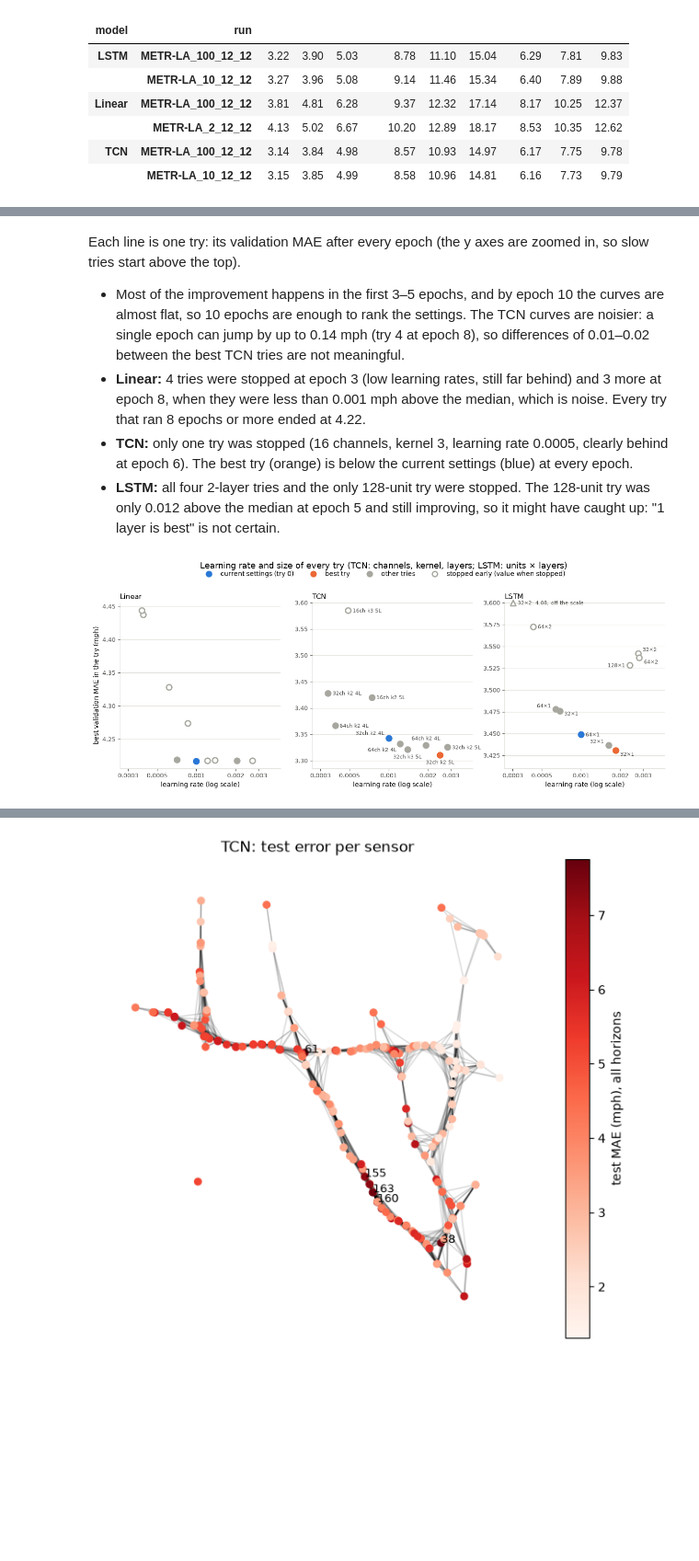
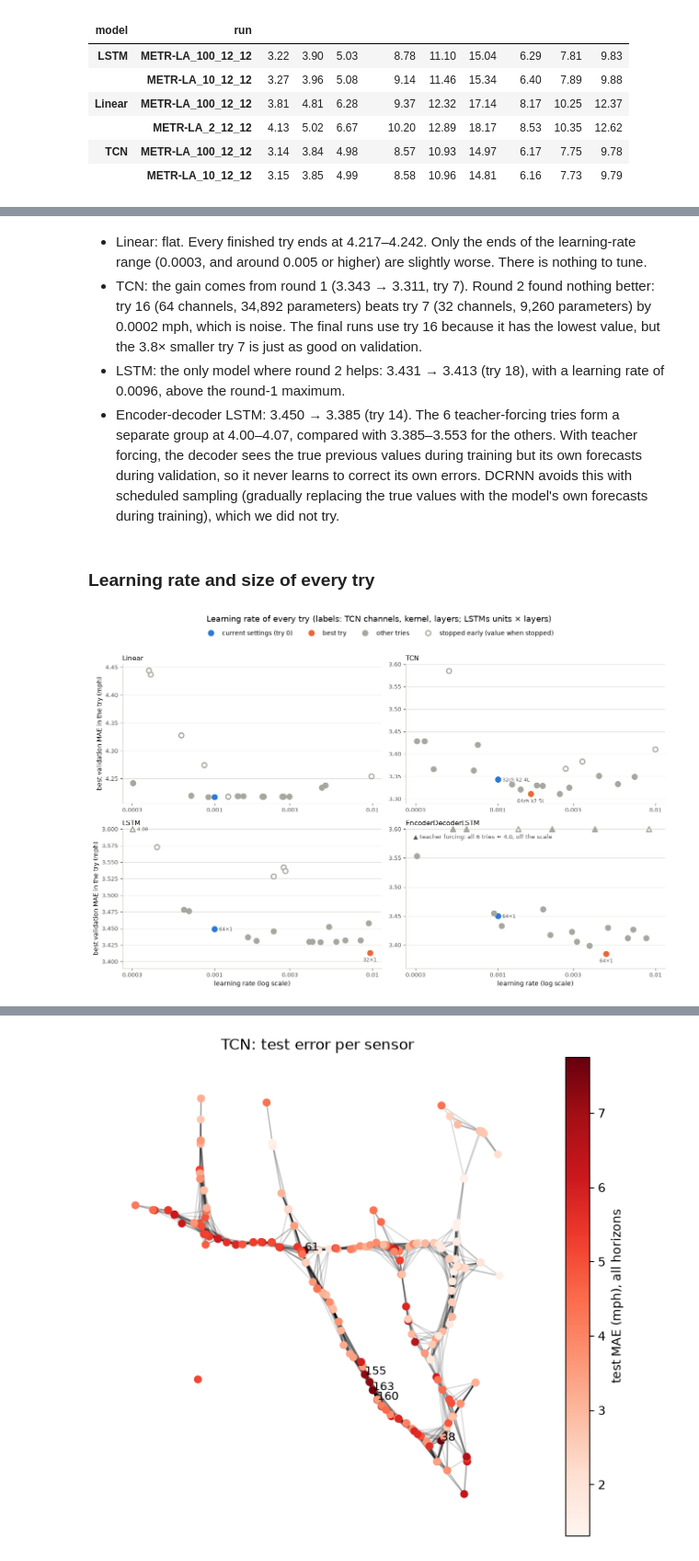
Before and after one commit to EduardCavasi/Spatial-Dependency-Modelling-in-Multivariate-Time-Series, a Jupyter notebook: notebooks/baseline_models.ipynb, the cells around one changed output, grey strips where cells are left out. Shown at 92% size. Saved outputs shown, nothing was run; the diff lists cells and outputs as text; code cells hidden in the pictures; blank space fills up the shorter version.

Commit message:
Step 2: tuning, 3-seed final runs, DCRNN comparison, all-sensors MLP, 36-step inputs

```diff
--- a/notebooks/baseline_models.ipynb
+++ b/notebooks/baseline_models.ipynb
@@ -107,22 +105,24 @@ tensor([[ 0.4700,  0.4500],
 # %%
 import json
 from pathlib import Path
-
 import pandas as pd
 import torch
 
-runs = {'speed (12 steps)': Path('checkpoints/TCN/METR-LA_10_12_12')}          # your existing TCN run
+runs = {'speed (12 steps)': Path('checkpoints/TCN/METR-LA_10_12_12')}
 runs.update({p.name.removeprefix('TCN_'): p for p in Path('checkpoints/features').glob('TCN_*')})
 
 rows = []
 for name, folder in runs.items():
     ckpt = next(folder.glob('*/TCN_best_val_MAE.pt'), None)
     if ckpt is None or not (ckpt.parent / 'test_metrics.json').exists():
-        continue                                                 # run not finished yet
-    best = torch.load(ckpt, map_location='cpu', weights_only=False)
+        continue                                  # run not finished yet
+    best = torch.load(ckpt, map_location='cpu')
     test = json.loads((ckpt.parent / 'test_metrics.json').read_text())
-    rows.append({'inputs': name, 'best epoch': best['epoch'], 'val MAE': best['best_metrics']['val/MAE'],
-                 'test MAE 15': test['horizon_3']['MAE'], 'test MAE 30': test['horizon_6']['MAE'],
+    rows.append({'inputs': name,
+                 'best epoch': best['epoch'],
+                 'val MAE': best['best_metrics']['val/MAE'],
+                 'test MAE 15': test['horizon_3']['MAE'],
+                 'test MAE 30': test['horizon_6']['MAE'],
                  'test MAE 60': test['horizon_12']['MAE']})
 pd.DataFrame(rows).round(3)
 # %% [output]
@@ -160,13 +170,15 @@ import pandas as pd
 from matplotlib.lines import Line2D
 
 optuna.logging.set_verbosity(optuna.logging.WARNING)
-TUNED = ['Linear', 'TCN', 'LSTM']
+TUNED = ['Linear', 'TCN', 'LSTM', 'EncoderDecoderLSTM']
 
 rows = []
 for name in TUNED:
     study = optuna.load_study(study_name=name, storage='sqlite:///checkpoints/tuning/optuna.db')
     best = study.best_trial.number                  # lowest validation MAE among the tries that finished
     for t in study.trials:
+        if t.state.name not in ('COMPLETE', 'PRUNED'):
+            continue
         curve = [t.intermediate_values[e] for e in sorted(t.intermediate_values)]   # validation MAE after each epoch
         stopped = t.state.name == 'PRUNED'
         role = 'current' if t.number == 0 else 'best' if t.number == best else 'stopped' if stopped else 'other'
@@ -235,62 +271,66 @@ plt.show()
 # %% [markdown]
-Each line is one try: its validation MAE after every epoch (the y axes are zoomed in, so slow tries start above the top).
-- Most of the improvement happens in the first 3–5 epochs, and by epoch 10 the curves are almost flat, so 10 epochs are enough to rank the settings. The TCN curves are noisier: a single epoch can jump by up to 0.14 mph (try 4 at epoch 8), so differences of 0.01–0.02 between the best TCN tries are not meaningful.
-- **Linear:** 4 tries were stopped at epoch 3 (low learning rates, still far behind) and 3 more at epoch 8, when they were less than 0.001 mph above the median, which is noise. Every try that ran 8 epochs or more ended at 4.22.
-- **TCN:** only one try was stopped (16 channels, kernel 3, learning rate 0.0005, clearly behind at epoch 6). The best try (orange) is below the current settings (blue) at every epoch.
-- **LSTM:** all four 2-layer tries and the only 128-unit try were stopped. The 128-unit try was only 0.012 above the median at epoch 5 and still improving, so it might have caught up: "1 layer is best" is not certain.
+- Linear: flat. Every finished try ends at 4.217–4.242. Only the ends of the learning-rate range (0.0003, and around 0.005 or higher) are slightly worse. There is nothing to tune.
+- TCN: the gain comes from round 1 (3.343 → 3.311, try 7). Round 2 found nothing better: try 16 (64 channels, 34,892 parameters) beats try 7 (32 channels, 9,260 parameters) by 0.0002 mph, which is noise. The final runs use try 16 because it has the lowest value, but the 3.8× smaller try 7 is just as good on validation.
+- LSTM: the only model where round 2 helps: 3.431 → 3.413 (try 18), with a learning rate of 0.0096, above the round-1 maximum.
+- Encoder-decoder LSTM: 3.450 → 3.385 (try 14). The 6 teacher-forcing tries form a separate group at 4.00–4.07, compared with 3.385–3.553 for the others. With teacher forcing, the decoder sees the true previous values during training but its own forecasts during validation, so it never learns to correct its own errors. DCRNN avoids this with scheduled sampling (gradually replacing the true values with the model's own forecasts during training), which we did not try.
+# %% [markdown]
+### Learning rate and size of every try
 # %%
-YLIM = {'TCN': (3.285, 3.60),
-        'LSTM': (3.41, 3.60)}
-LABEL_POS = {('TCN', 0): (-7, 5, 'right'), ('TCN', 4): (0, -14, 'center'), ('TCN', 6): (-6, -12, 'right'),
-             ('TCN', 7): (0, -14, 'center'), ('TCN', 8): (0, 8, 'center'),
-             ('LSTM', 2): (-7, 2, 'right'), ('LSTM', 3): (7, -7, 'left'), ('LSTM', 4): (-7, 3, 'right'),
-             ('LSTM', 5): (7, 3, 'left'), ('LSTM', 6): (7, -9, 'left'), ('LSTM', 7): (7, -9, 'left'),
-             ('LSTM', 9): (-7, -3, 'right')}
+YLIM = {'TCN': (3.29, 3.60), 'LSTM': (3.39, 3.60), 'EncoderDecoderLSTM': (3.36, 3.60)}   # zoom in; ▲ = off the scale
 
 
 def size_label(name, r):
     if name == 'TCN':
         return f'{r.channels:.0f}ch k{r.kernel_size:.0f} {r.num_layers:.0f}L'
-    if name == 'LSTM':
+    if name in ('LSTM', 'EncoderDecoderLSTM'):
         return f'{r.hidden_size:.0f}×{r.num_layers:.0f}'
     return ''
 
 
-fig, axes = plt.subplots(1, 3, figsize=(15, 4.6))
-for ax, name in zip(axes, TUNED):
+fig, axes = plt.subplots(2, 2, figsize=(13, 8))
+for ax, name in zip(axes.flat, TUNED):
     sub = tries[tries.model == name]
     lo, hi = YLIM.get(name, (None, None))
     for _, r in sub.iterrows():
         c = COLORS[r.role]
         off_scale = hi is not None and r.val_mae > hi
         y = hi if off_scale else r.val_mae
-        ax.scatter(r.lr, y, s=70, marker='^' if off_scale else 'o', edgecolors=c,
+        ax.scatter(r.lr, y, s=60, marker='^' if off_scale else 'o', edgecolors=c,
                    facecolors='white' if r.stopped else c, linewidths=2, zorder=3, clip_on=False)
-        label = size_label(name, r) + (f': {r.val_mae:.2f}, off the scale' if off_scale else '')
-        if label:
-            dx, dy, ha = LABEL_POS.get((name, r['try']), (7, -3, 'left'))
-            ax.annotate(label, (r.lr, y), xytext=(dx, dy), textcoords='offset points', ha=ha, fontsize=8, color=INK2)
+        if r.role in ('current', 'best') and size_label(name, r):      # label the size of these two only
+            dx, dy, ha = (7, -3, 'left') if r.role == 'current' else (0, -14, 'center')
+            ax.annotate(size_label(name, r), (r.lr, y), xytext=(dx, dy), textcoords='offset points',
+                        ha=ha, fontsize=8, color=INK2)
+        if off_scale and name == 'LSTM':
+            ax.annotate(f'{r.val_mae:.2f}', (r.lr, y), xytext=(7, -3), textcoords='offset points',
+                        fontsize=8, color=INK2)
+    if name == 'EncoderDecoderLSTM':
+        ax.text(0.03, 0.93, '▲ teacher forcing: all 6 tries ≈ 4.0, off the scale', transform=ax.transAxes,
+                fontsize=9, color=INK2)
     if hi is not None:
         ax.set_ylim(lo, hi)
     ax.set_xscale('log')
-    ax.set_xlim(2.6e-4, 4.4e-3)
-    ticks = [3e-4, 5e-4, 1e-3, 2e-3, 3e-3]
+    ax.set_xlim(2.6e-4, 1.15e-2)
+    ticks = [3e-4, 1e-3, 3e-3, 1e-2]
     ax.set_xticks(ticks, [f'{t:g}' for t in ticks])
     ax.minorticks_off()
-    ax.set_xlabel('learning rate (log scale)')
     ax.set_title(name, fontsize=11, loc='left')
     style(ax)
-axes[0].set_ylabel('best validation MAE in the try (mph)')
+for ax in axes[1]:
+    ax.set_xlabel('learning rate (log scale)')
+for ax in axes[:, 0]:
+    ax.set_ylabel('best validation MAE in the try (mph)')
 dot = lambda color, face, label: Line2D([], [], ls='', marker='o', ms=8, mew=2, mec=color, mfc=face, label=label)
 handles = [dot(COLORS['current'], COLORS['current'], 'current settings (try 0)'),
            dot(COLORS['best'], COLORS['best'], 'best try'),
            dot(COLORS['other'], COLORS['other'], 'other tries'),
            dot(COLORS['stopped'], 'white', 'stopped early (value when stopped)')]
-fig.legend(handles=handles, loc='lower center', ncol=4, frameon=False, bbox_to_anchor=(0.5, 0.97), fontsize=10)
-fig.suptitle('Learning rate and size of every try (TCN: channels, kernel, layers; LSTM: units × layers)',
-             y=1.07, fontsize=13)
+fig.legend(handles=handles, loc='lower center', ncol=4, frameon=False, bbox_to_anchor=(0.5, 0.975), fontsize=10)
+fig.suptitle('Learning rate of every try (labels: TCN channels, kernel, layers; LSTMs units × layers)',
+             y=1.05, fontsize=13)
+fig.tight_layout()
 plt.savefig('notebooks/plots/step2_tuning_lr.png', dpi=150, bbox_inches='tight')
 plt.show()
 # %% [output]
-[figure, old version]
+[figure, new version]
 # %% [markdown]
```
Also changed, not shown: parts of 37 cells of this notebook, 15 other files.
